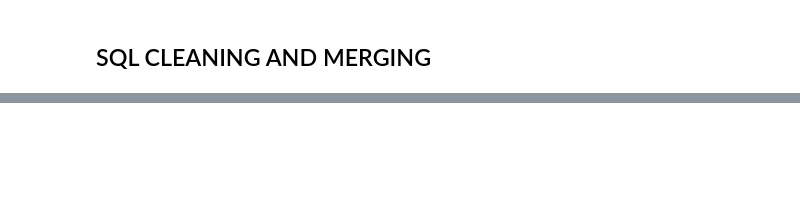
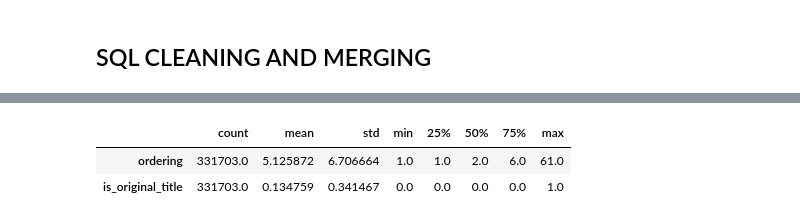
Before and after one commit to Arasirwa/stunning-computing-machine, a Jupyter notebook: notebooks/exploratory.ipynb, the cells around one changed output, grey strips where cells are left out. Cells and saved outputs as stored; diff of their text form; code cells hidden in the pictures; blank space fills up the shorter version.

```diff
--- a/notebooks/exploratory.ipynb
+++ b/notebooks/exploratory.ipynb
@@ -173,0 +300,6 @@ movie_merge
+# %%
+movie_akas_cp.describe().T
+# %% [output]
+|  | count | mean | std | min | 25% | 50% | 75% | max |
+| ordering | 331703.0 | 5.125872 | 6.706664 | 1.0 | 1.0 | 2.0 | 6.0 | 61.0 |
+| is_original_title | 331703.0 | 0.134759 | 0.341467 | 0.0 | 0.0 | 0.0 | 0.0 | 1.0 |
```
Also changed, not shown: parts of 23 cells of this notebook.
